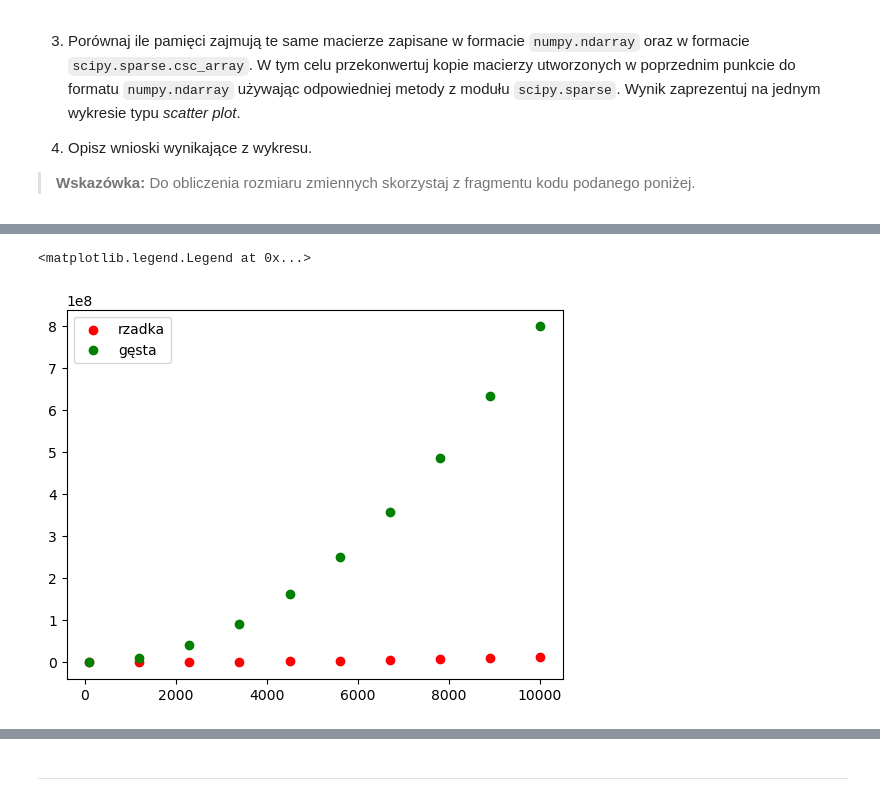
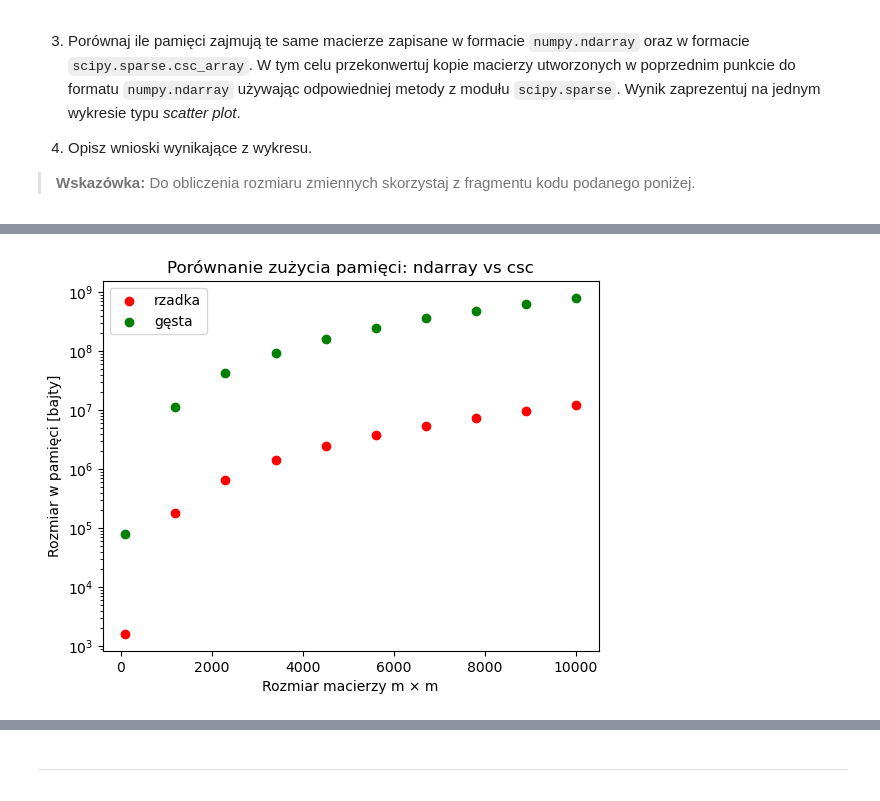
Before and after one commit to MN-KJ-2025/lab-6-sparse-matrix-Maciej-Palka, a Jupyter notebook: sprawozdanie.ipynb, the cells around one changed output, grey strips where cells are left out. Drawn from its saved outputs; the diff is of its cells as text; code cells hidden in the pictures.

```diff
--- a/sprawozdanie.ipynb
+++ b/sprawozdanie.ipynb
@@ -82,28 +80,34 @@ AttributeError: 'numpy.ndarray' object has no attribute 'toarray'
 # %%
 # ===== Twoja implementacja tutaj =====
 m = np.array(np.linspace(100, 10000, 10, dtype = int))
 csc = []
 mtx = []
 
 
 for size in m:
     s = sp.sparse.random(size, size, density=0.01, format='csc')
     n: np.ndarray = s.toarray()
     n_memory_size = n.nbytes
     mtx.append(n_memory_size)
 
     #s: sp.sparse.csc_array = ...
     s_memory_size = s.data.nbytes + s.indices.nbytes + s.indptr.nbytes
     csc.append(s_memory_size)
 
 m = np.array(m)
 mtx = np.array(mtx)
 csc = np.array(csc)
 fig, ax = plt.subplots()
 ax.scatter(m, csc, marker='o', color='r', label='rzadka')
 ax.scatter(m, mtx, marker='o', color='g', label='gęsta')
 ax.legend()
-#plt.y('log')
+ax.set_yscale('log')
+
+ax.set_xlabel("Rozmiar macierzy m × m")
+ax.set_ylabel("Rozmiar w pamięci [bajty]")
+ax.set_title("Porównanie zużycia pamięci: ndarray vs csc")
+ax.legend()
+
+plt.show()
 # %% [output]
-<matplotlib.legend.Legend at 0x...>
-[figure, old version]
+[figure, new version]
```
Also changed, not shown: parts of 5 cells of this notebook.
